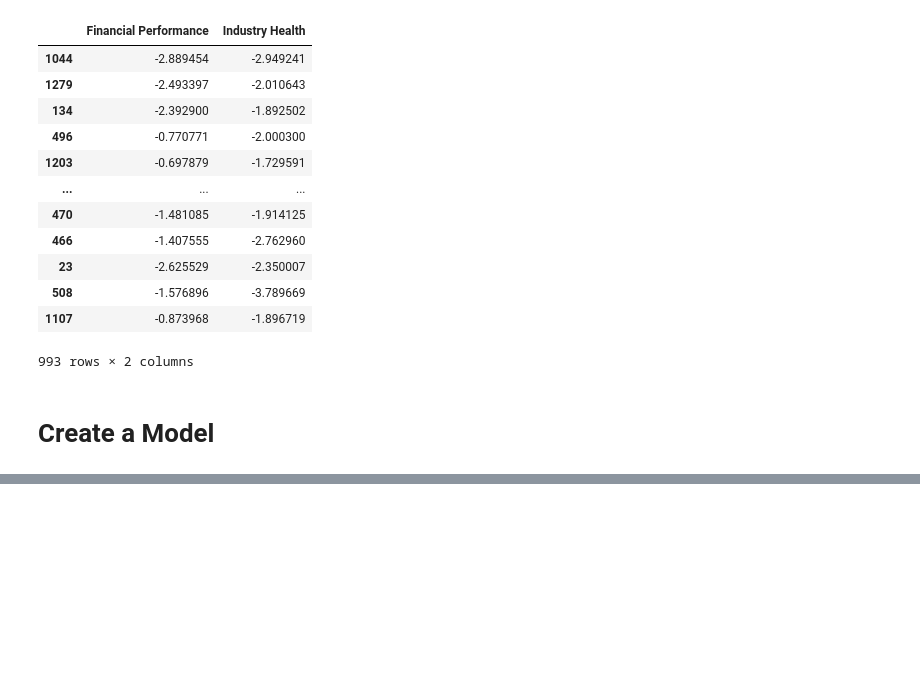
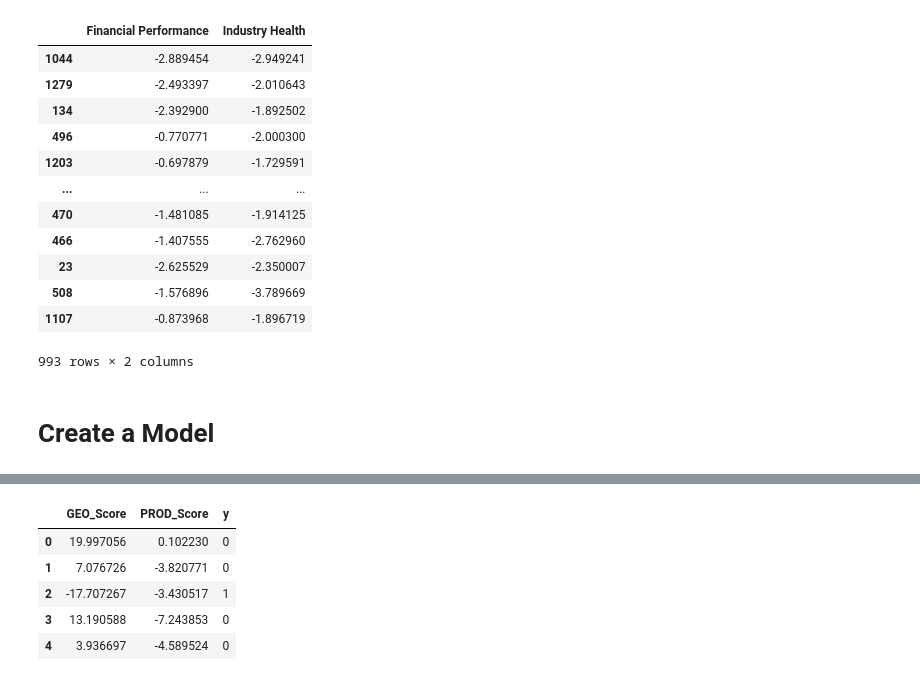
Before and after one commit to carlosmpr/fintech, a Jupyter notebook: module12/SupervisedLearning.ipynb, the cells around one changed output, grey strips where cells are left out. Cells and saved outputs as stored; diff of their text form; code cells hidden in the pictures; blank space fills up the shorter version.

```diff
--- a/module12/SupervisedLearning.ipynb
+++ b/module12/SupervisedLearning.ipynb
@@ -88,0 +196,12 @@ Fit: Train the Model
+# %%
+df = pd.read_csv(
+    ("./fraud_transactions.csv")
+)
+df.head()
+# %% [output]
+|  | GEO_Score | PROD_Score | y |
+| 0 | 19.997056 | 0.102230 | 0 |
+| 1 | 7.076726 | -3.820771 | 0 |
+| 2 | -17.707267 | -3.430517 | 1 |
+| 3 | 13.190588 | -7.243853 | 0 |
+| 4 | 3.936697 | -4.589524 | 0 |
```
Also changed, not shown: parts of 16 cells of this notebook, 3 other files.
